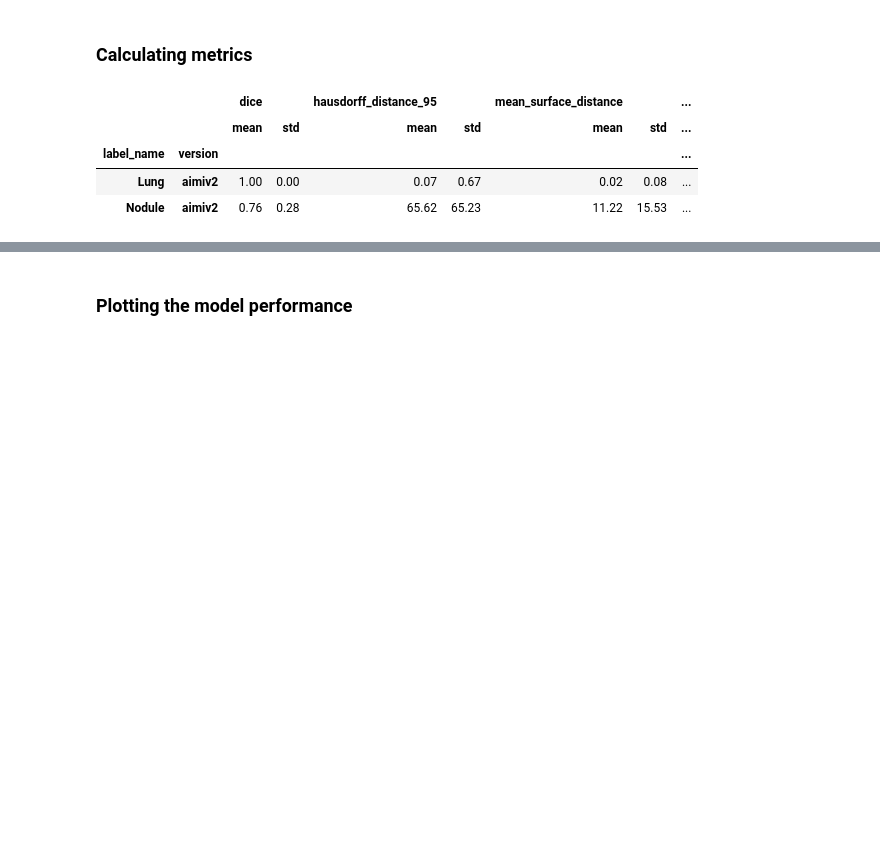
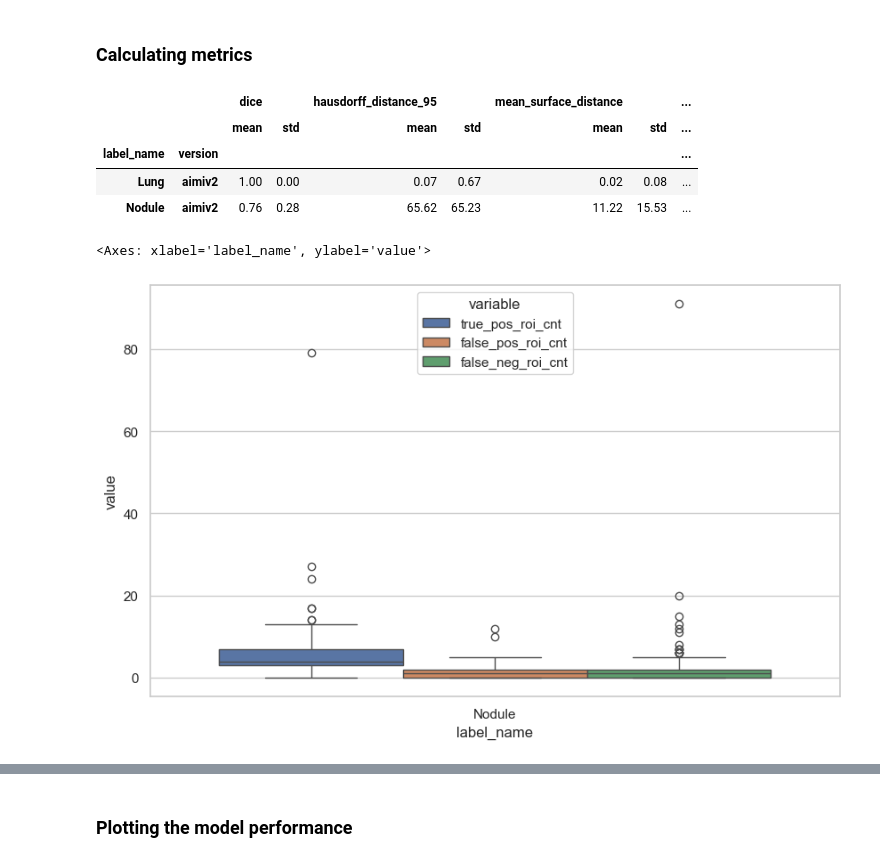
Before and after one commit to bamf-health/aimi-lung2-ct, a Jupyter notebook: model_performance.ipynb, the cells around one changed output, grey strips where cells are left out. Cells and saved outputs as stored; diff of their text form; code cells hidden in the pictures; blank space fills up the shorter version.

```diff
--- a/model_performance.ipynb
+++ b/model_performance.ipynb
@@ -185 +307,15 @@ metrics_df["label_name"] = metrics_df["label"].map(label_names)
+# %%
+metrics_df.to_csv("qa-metrics.csv", index=False)
+metrics_df = pd.read_csv("qa-metrics.csv")
+
+metrics_df = metrics_df.replace([np.inf, -np.inf], np.nan)
+# drop na sample for volume/surface metrics
+metrics_df = metrics_df.dropna(
+    subset=[
+        "dice",
+        "hausdorff_distance_95",
+        "mean_surface_distance",
+        "normalized_surface_distance",
+    ]
+)
 # %%
@@ -204,3 +343,23 @@ aggregated_df
 | label_name | version |  |  |  |  |  |  | ... |
 | Lung | aimiv2 | 1.00 | 0.00 | 0.07 | 0.67 | 0.02 | 0.08 | ... |
 | Nodule | aimiv2 | 0.76 | 0.28 | 65.62 | 65.23 | 11.22 | 15.53 | ... |
+# %%
+# plot seaborn box plot of true_pos_roi_cnt, false_pos_roi_cnt, false_neg_roi_cnt; only for Nodule
+data = pd.melt(
+    metrics_df[metrics_df.label_name == "Nodule"],
+    id_vars=["label_name"],
+    value_vars=["true_pos_roi_cnt", "false_pos_roi_cnt", "false_neg_roi_cnt"],
+)
+sns.set_theme(style="whitegrid")
+fig, ax = plt.subplots(1, 1, figsize=(10, 6))
+sns.boxplot(
+    x="label_name",
+    y="value",
+    hue="variable",
+    data=data,
+    # palette=vol_cmap,
+    ax=ax,
+)
+# %% [output]
+<Axes: xlabel='label_name', ylabel='value'>
+[figure, added]
```
Also changed, not shown: parts of 11 cells of this notebook, 2 other files.
